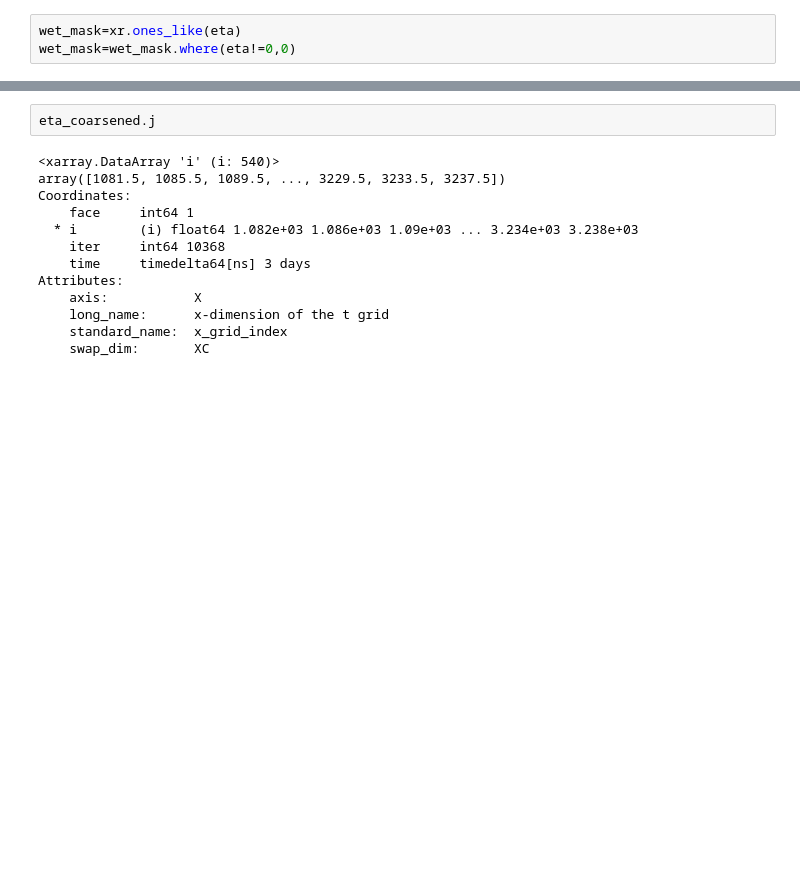
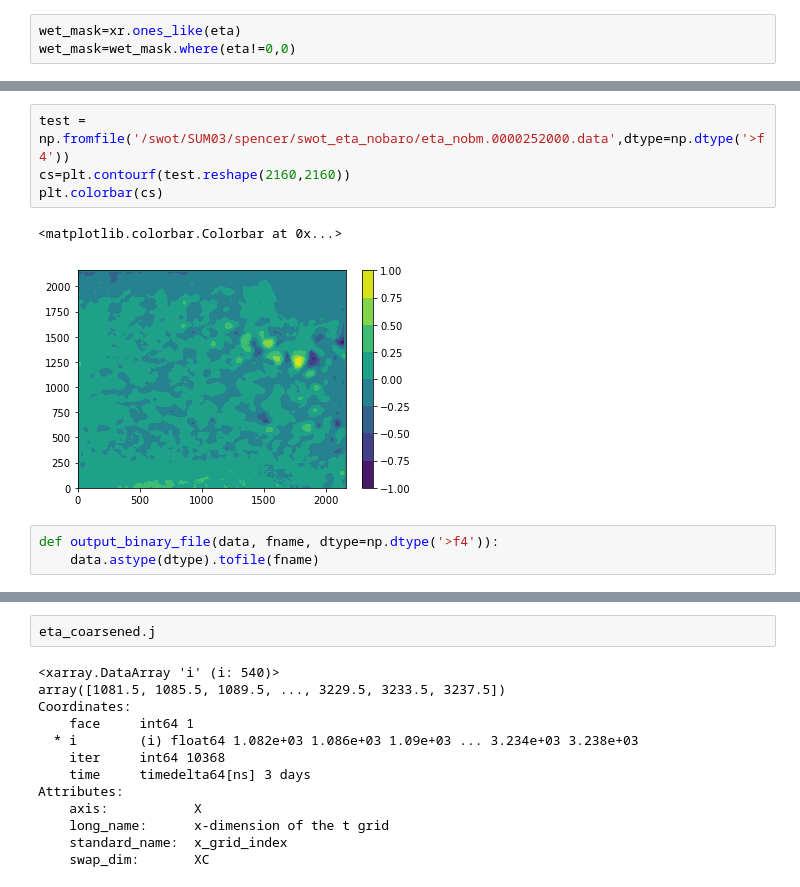
Before and after one commit to cspencerjones/separating-balanced, a Jupyter notebook: python/try_gcm_filters.ipynb, the cells around one changed output, grey strips where cells are left out. Saved outputs shown, nothing was run; the diff lists cells and outputs as text; blank space fills up the shorter version.

```diff
--- a/python/try_gcm_filters.ipynb
+++ b/python/try_gcm_filters.ipynb
@@ -96,0 +81,10 @@ eta.plot(x='i',vmin=-2,vmax=2)
+# %%
+test = np.fromfile('/swot/SUM03/spencer/swot_eta_nobaro/eta_nobm.0000252000.data',dtype=np.dtype('>f4'))
+cs=plt.contourf(test.reshape(2160,2160))
+plt.colorbar(cs)
+# %% [output]
+<matplotlib.colorbar.Colorbar at 0x...>
+[figure, added]
+# %%
+def output_binary_file(data, fname, dtype=np.dtype('>f4')):
+    data.astype(dtype).tofile(fname)
```
Also changed, not shown: parts of 66 cells of this notebook, 9 other files.
